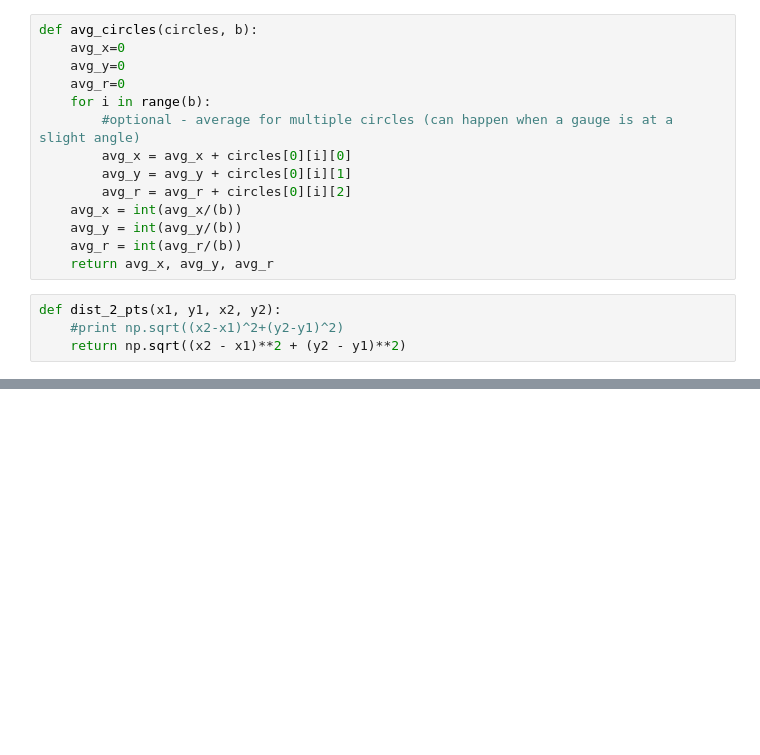
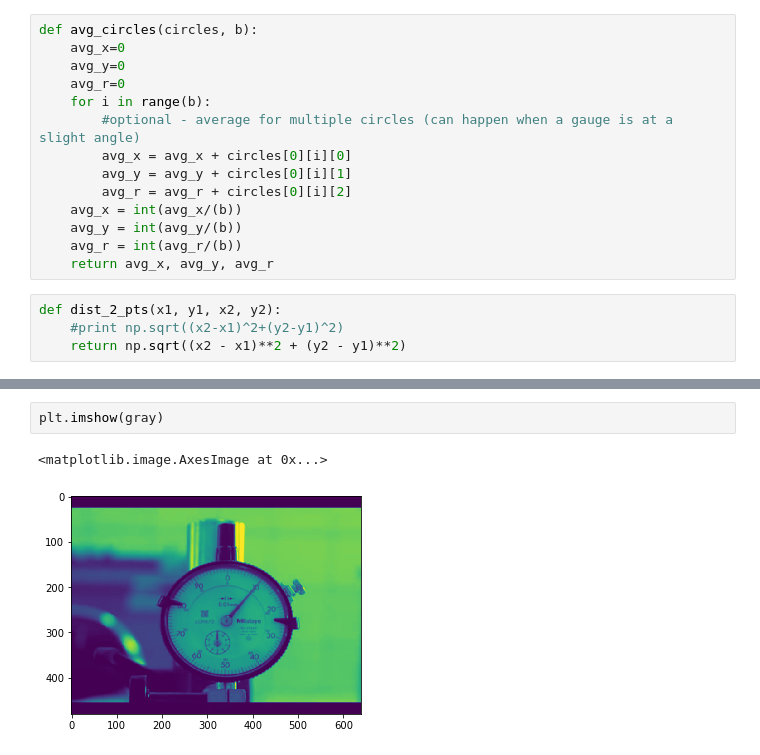
Before and after one commit to RajatChaudhari/AnalogReader, a Jupyter notebook: AnalogReader.ipynb, the cells around one changed output, grey strips where cells are left out. Cells and saved outputs as stored; diff of their text form; blank space fills up the shorter version.

```diff
--- a/AnalogReader.ipynb
+++ b/AnalogReader.ipynb
@@ -138,0 +83,5 @@ gauge number: 5
+# %%
+plt.imshow(gray)
+# %% [output]
+<matplotlib.image.AxesImage at 0x...>
+[figure, added]
```
Also changed, not shown: parts of 27 cells of this notebook, 16 other files.
